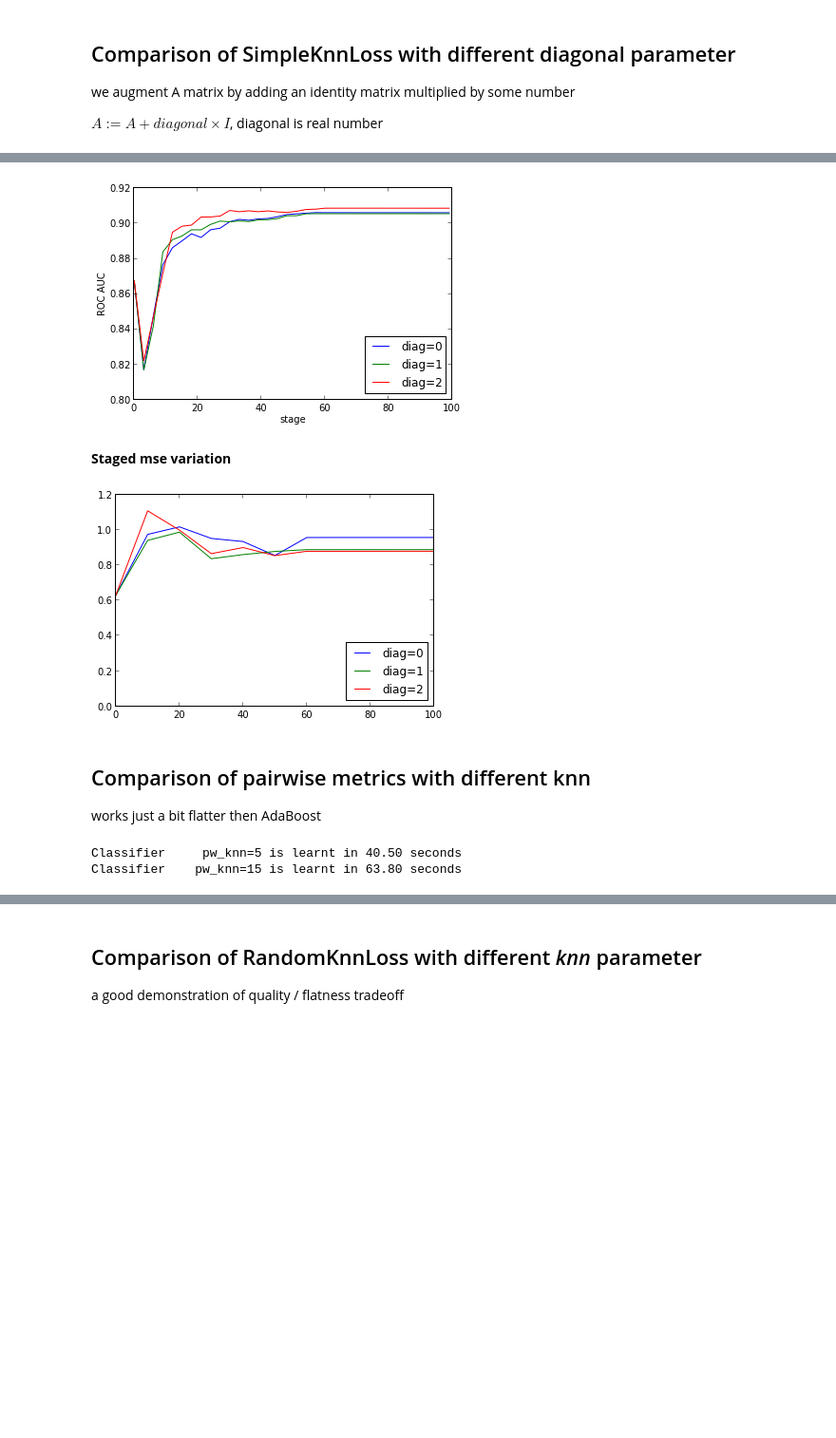
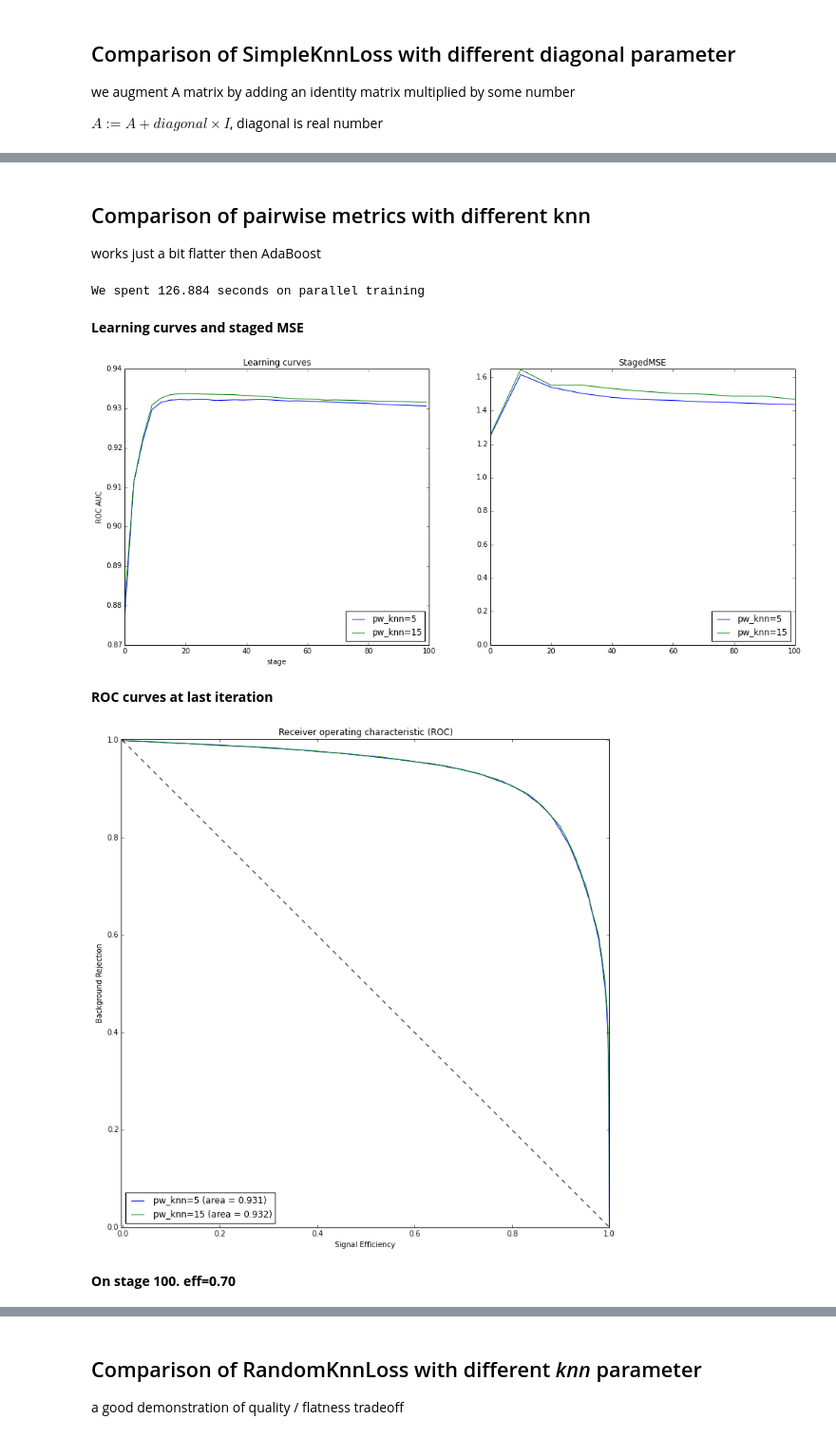
Before and after one commit to anaderi/lhcb_trigger_ml, a Jupyter notebook: IPythonWorkflow/DalitzUGBDemo.ipynb, the cells around one changed output, grey strips where cells are left out. Shown at 95% size. Saved outputs shown, nothing was run; the diff lists cells and outputs as text; code cells hidden in the pictures; blank space fills up the shorter version.

```diff
--- a/IPythonWorkflow/DalitzUGBDemo.ipynb
+++ b/IPythonWorkflow/DalitzUGBDemo.ipynb
@@ -351,14 +277,3 @@ Classifier       diag=2 is learnt in 27.43 seconds
-# %%
-sknn2_staged_probas_dict = reports.getClassifiersStagedPredictionProba(sknn2_classifiers, testX)
-reports.plotLearningCurves(testY, sknn2_staged_probas_dict, step=3)
-
-sknn2_sig5e5_probas_dict = reports.getClassifiersStagedPredictionProba(sknn2_classifiers, signal5e5DF)
-# printStaged2DEfficiencyReport(signal5e5DF, answers5e5, sig5e5_probas_dict, stages=[20, 50, 100, 200], targetEfficiency=0.7)
-plotMseVariationOnSig5e5(sknn2_sig5e5_probas_dict)
-# %% [output]
-[figure, removed]
-Staged mse variation
-[figure, removed]
 # %% [markdown]
 ## Comparison of pairwise metrics with different knn
 
@@ -366,10 +281,15 @@ works just a bit flatter then AdaBoost
 # %%
 pw_classifiers = OrderedDict()
 for knn in [5, 15]:
     pw_loss = ugb.PairwiseKnnLossFunction(uniform_variables, knn=knn)
     pw_classifiers["pw_knn=%i" % knn] = ugb.MyGradientBoostingClassifier(loss=pw_loss, max_depth=4, n_estimators=101,
                                     learning_rate=.5, train_variables = train_variables)
-reports.trainClassifiers(pw_classifiers, trainX, trainY)
+reports.trainClassifiers(pw_classifiers, trainX, trainY, ipc_profile=ipc_profile)
+printReport(pw_classifiers)
 # %% [output]
-Classifier     pw_knn=5 is learnt in 40.50 seconds
-Classifier    pw_knn=15 is learnt in 63.80 seconds
+We spent 126.884 seconds on parallel training
+Learning curves and staged MSE
+[figure, added]
+ROC curves at last iteration
+[figure, added]
+On stage 100. eff=0.70
```
Also changed, not shown: parts of 26 cells of this notebook, 3 other files.
